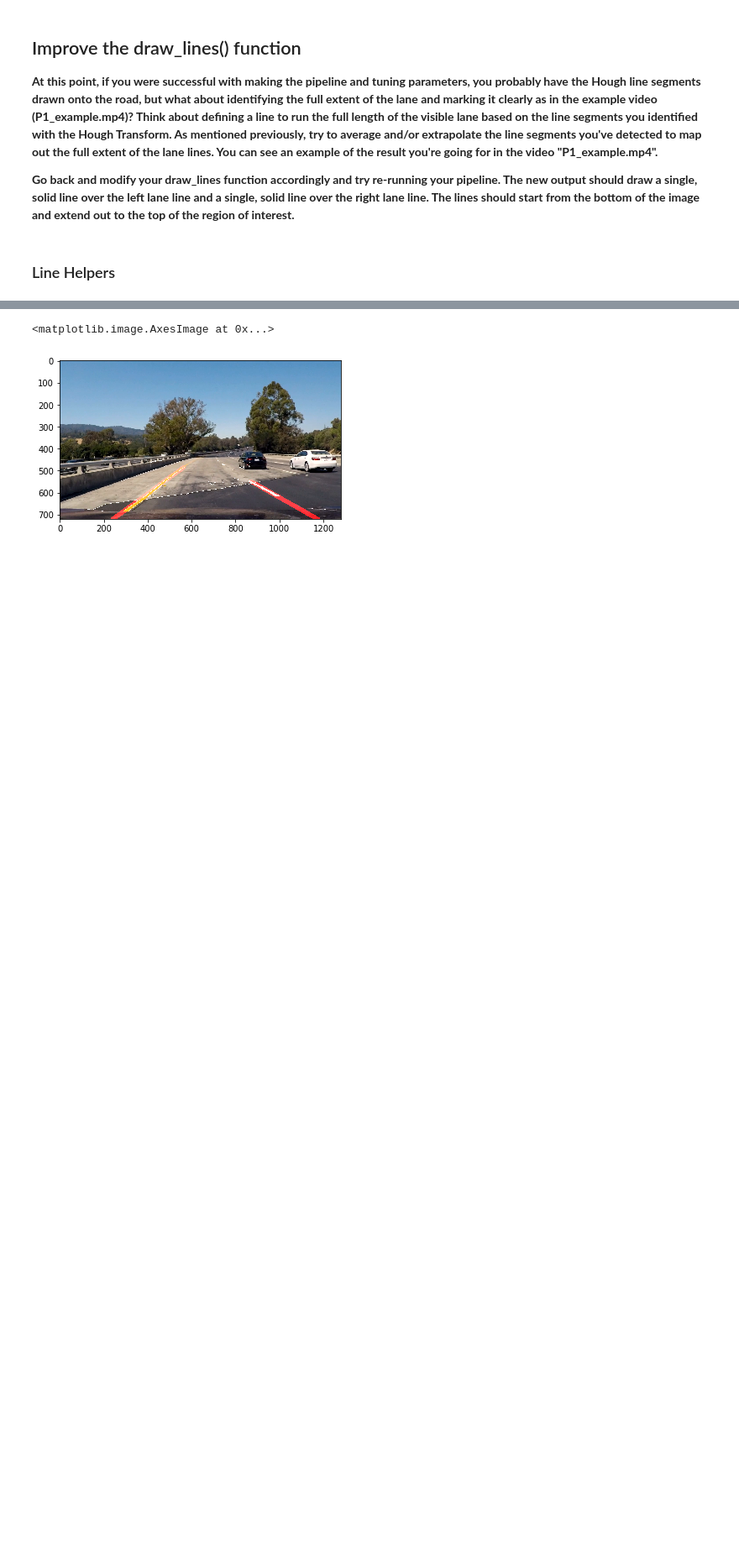
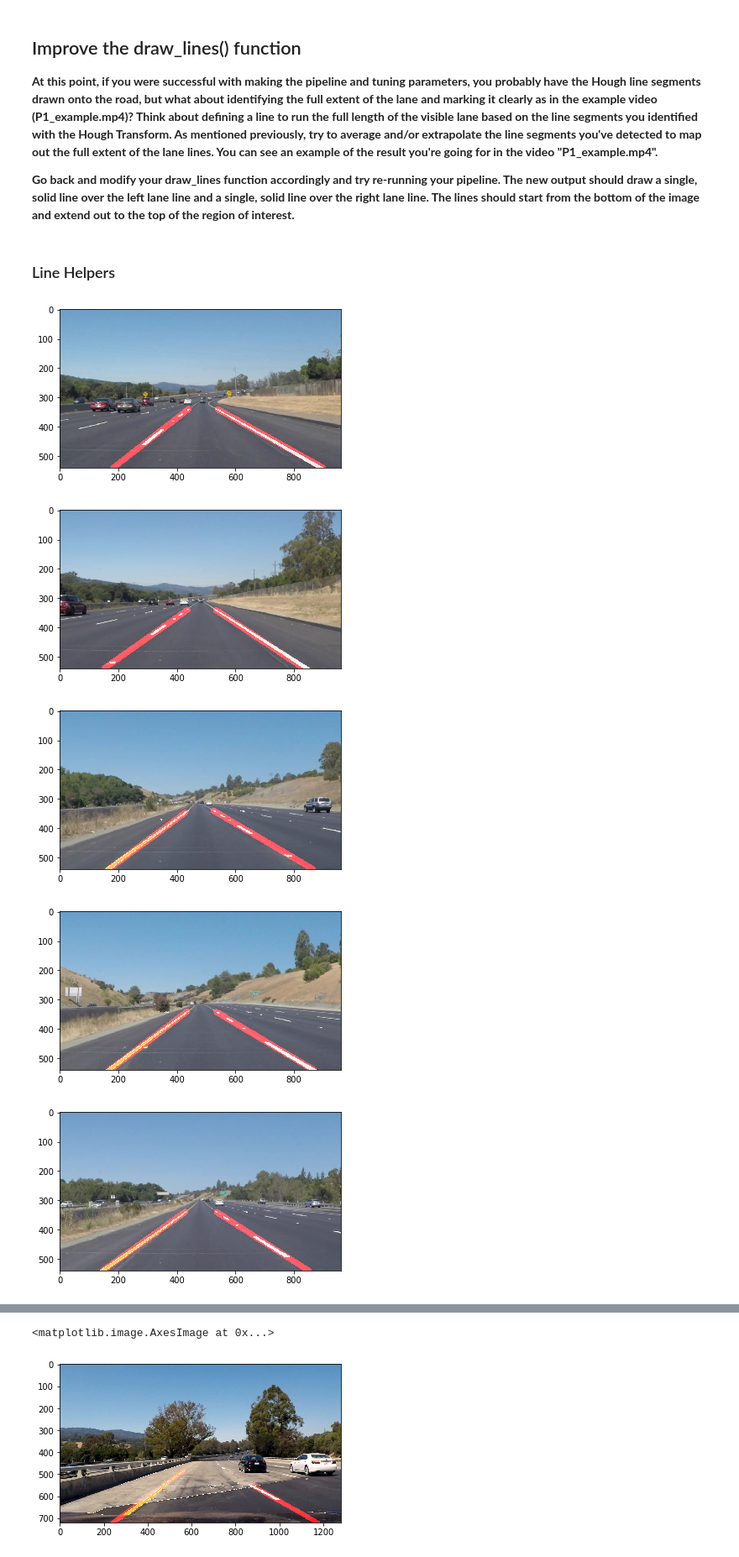
Before and after one commit to sshleifer/CarND-LaneLines-P1, a Jupyter notebook: Lanes.P1.ipynb, the cells around one changed output, grey strips where cells are left out. Shown at 84% size. Saved outputs shown, nothing was run; the diff lists cells and outputs as text; code cells hidden in the pictures; blank space fills up the shorter version.

```diff
--- a/Lanes.P1.ipynb
+++ b/Lanes.P1.ipynb
@@ -360,11 +360,17 @@ plt.hist(INTERCEPTS);
 # %%
 def run_pipeline(paths, save=False, show=True, **kwargs):
     for path in paths:
         result = process_image(mpimg.imread(path), **kwargs)
         if show:
             imshow(result)
             plt.show();
         if save:
             write_path = 'annotated_{}'.format(path)
             cv2.imwrite(write_path, result)
-run_pipeline(paths, save=False, show=True)
+run_pipeline(paths, save=True, show=True)
+# %% [output]
+[figure, added]
+[figure, added]
+[figure, added]
+[figure, added]
+[figure, added]
```
Also changed, not shown: parts of 1 cell of this notebook.
